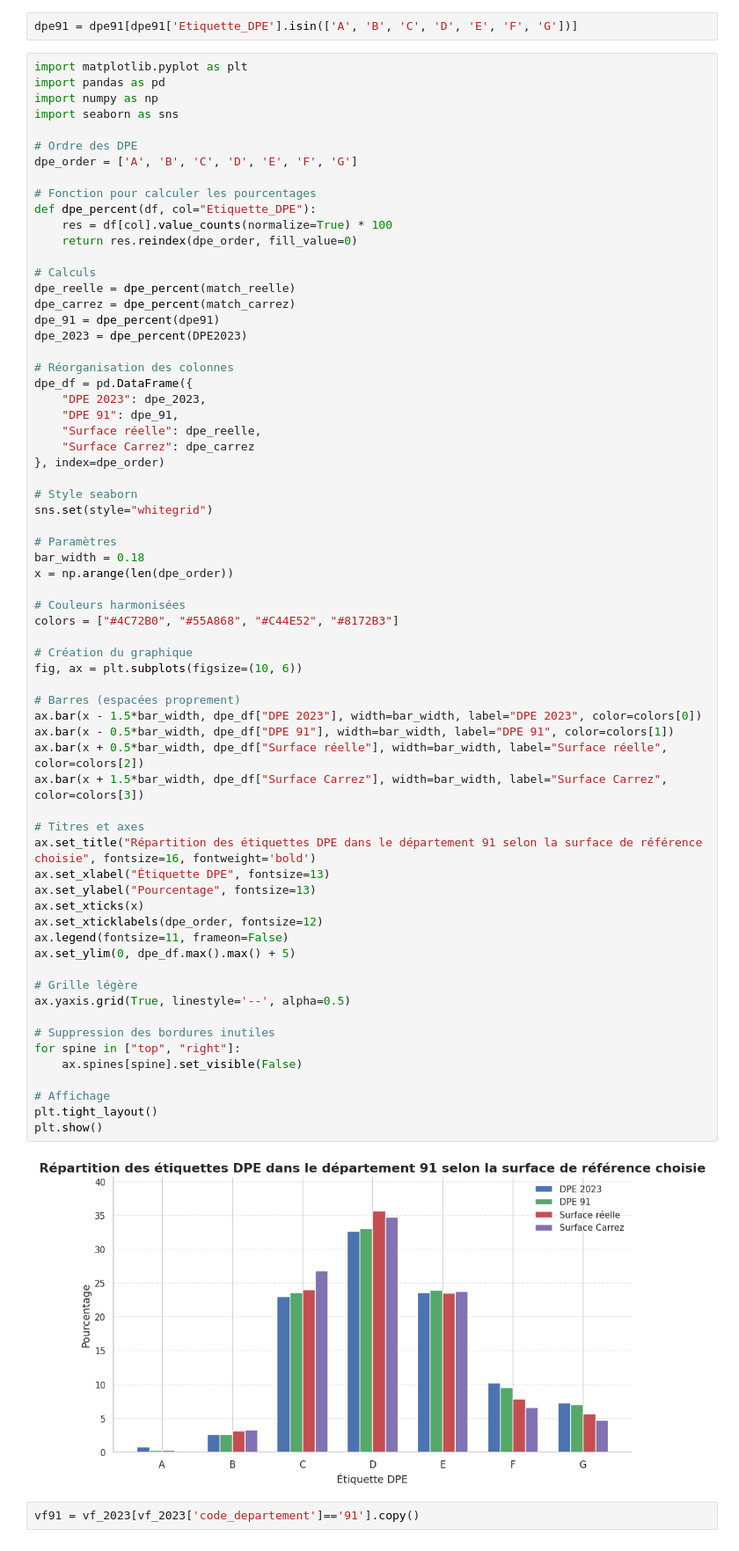
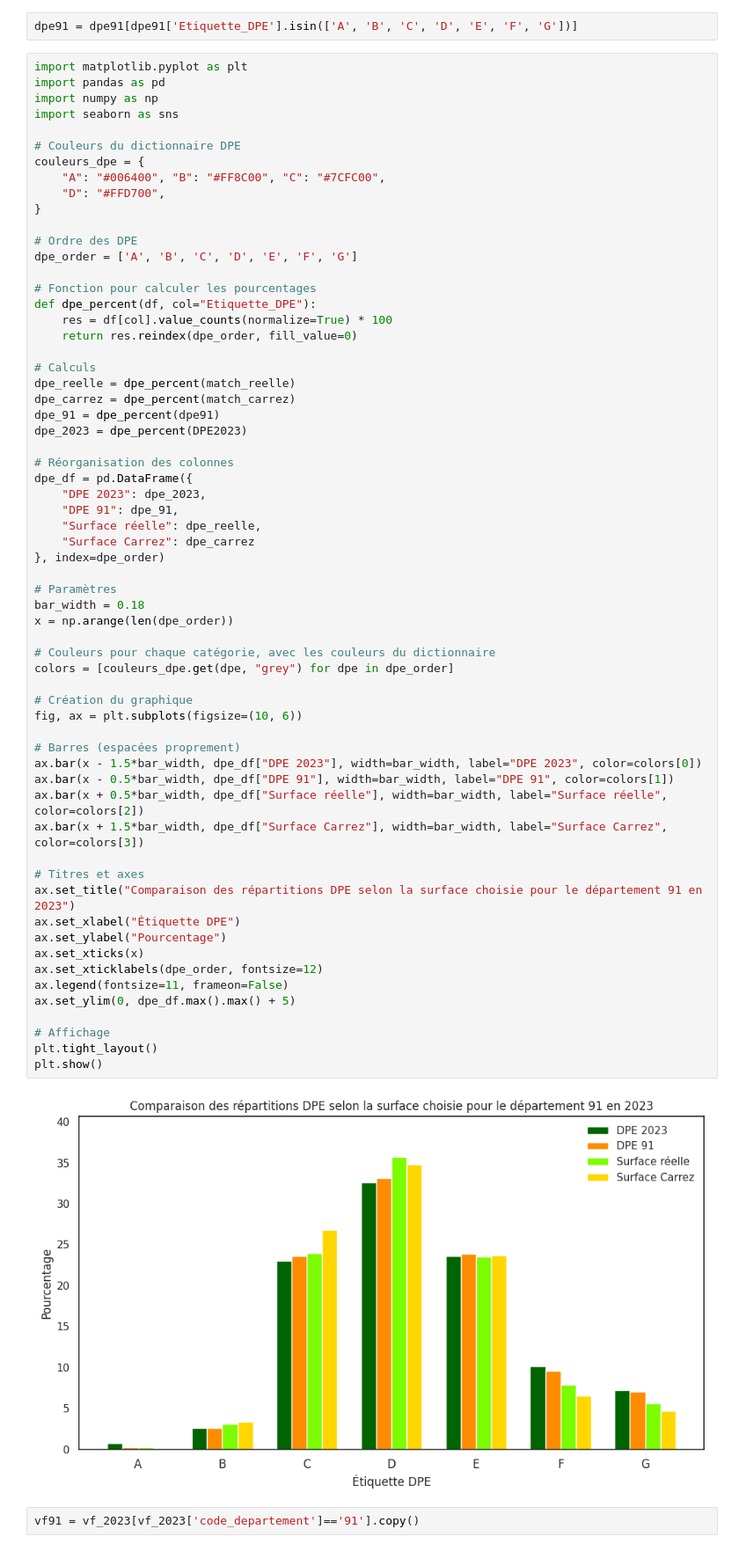
Before and after one commit to isaurepillet/STATAPP, a Jupyter notebook: matching2.ipynb, the cells around one changed output. Shown at 88% size. Cells and saved outputs as stored; diff of their text form.

Commit message:
graphique

```diff
--- a/matching2.ipynb
+++ b/matching2.ipynb
@@ -544,6 +544,12 @@ import matplotlib.pyplot as plt
 import pandas as pd
 import numpy as np
 import seaborn as sns
+
+# Couleurs du dictionnaire DPE
+couleurs_dpe = {
+    "A": "#006400", "B": "#FF8C00", "C": "#7CFC00",
+    "D": "#FFD700",
+}
 
 # Ordre des DPE
 dpe_order = ['A', 'B', 'C', 'D', 'E', 'F', 'G']
@@ -564,49 +570,39 @@ dpe_df = pd.DataFrame({
     "DPE 2023": dpe_2023,
     "DPE 91": dpe_91,
     "Surface réelle": dpe_reelle,
     "Surface Carrez": dpe_carrez
 }, index=dpe_order)
 
-# Style seaborn
-sns.set(style="whitegrid")
-
 # Paramètres
 bar_width = 0.18
 x = np.arange(len(dpe_order))
 
-# Couleurs harmonisées
-colors = ["#4C72B0", "#55A868", "#C44E52", "#8172B3"]
+# Couleurs pour chaque catégorie, avec les couleurs du dictionnaire
+colors = [couleurs_dpe.get(dpe, "grey") for dpe in dpe_order]
 
 # Création du graphique
 fig, ax = plt.subplots(figsize=(10, 6))
 
 # Barres (espacées proprement)
 ax.bar(x - 1.5*bar_width, dpe_df["DPE 2023"], width=bar_width, label="DPE 2023", color=colors[0])
 ax.bar(x - 0.5*bar_width, dpe_df["DPE 91"], width=bar_width, label="DPE 91", color=colors[1])
 ax.bar(x + 0.5*bar_width, dpe_df["Surface réelle"], width=bar_width, label="Surface réelle", color=colors[2])
 ax.bar(x + 1.5*bar_width, dpe_df["Surface Carrez"], width=bar_width, label="Surface Carrez", color=colors[3])
 
 # Titres et axes
-ax.set_title("Répartition des étiquettes DPE dans le département 91 selon la surface de référence choisie", fontsize=16, fontweight='bold')
-ax.set_xlabel("Étiquette DPE", fontsize=13)
-ax.set_ylabel("Pourcentage", fontsize=13)
+ax.set_title("Comparaison des répartitions DPE selon la surface choisie pour le département 91 en 2023")
+ax.set_xlabel("Étiquette DPE")
+ax.set_ylabel("Pourcentage")
 ax.set_xticks(x)
 ax.set_xticklabels(dpe_order, fontsize=12)
 ax.legend(fontsize=11, frameon=False)
 ax.set_ylim(0, dpe_df.max().max() + 5)
 
-# Grille légère
-ax.yaxis.grid(True, linestyle='--', alpha=0.5)
-
-# Suppression des bordures inutiles
-for spine in ["top", "right"]:
-    ax.spines[spine].set_visible(False)
-
 # Affichage
 plt.tight_layout()
 plt.show()
 # %% [output]
-[figure, old version]
+[figure, new version]
 # %%
 vf91 = vf_2023[vf_2023['code_departement']=='91'].copy()
 # %%
```
